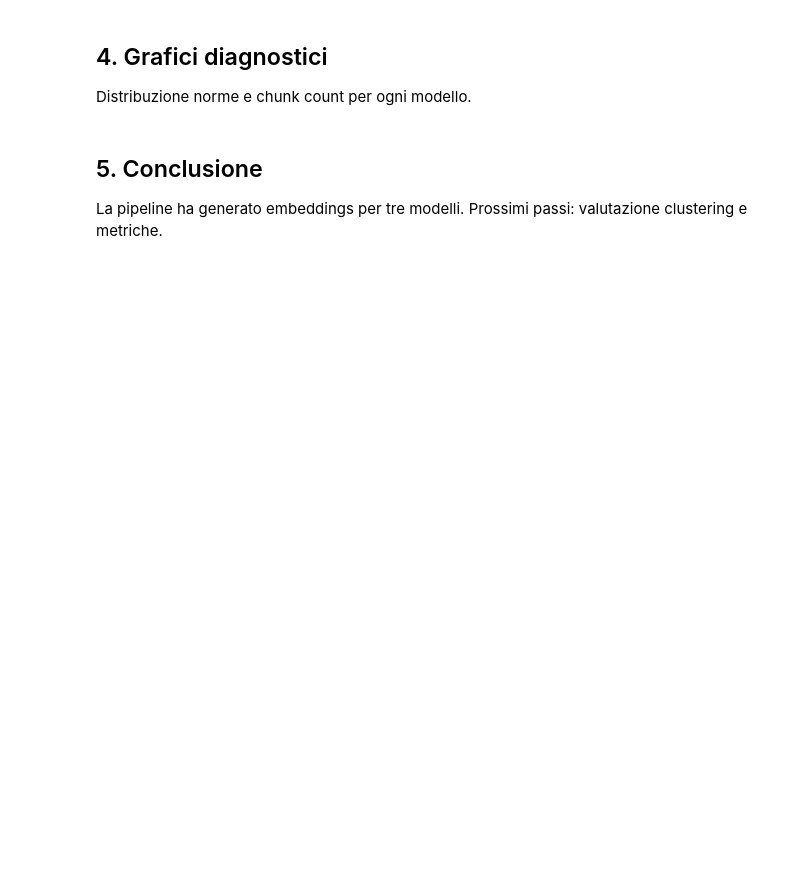
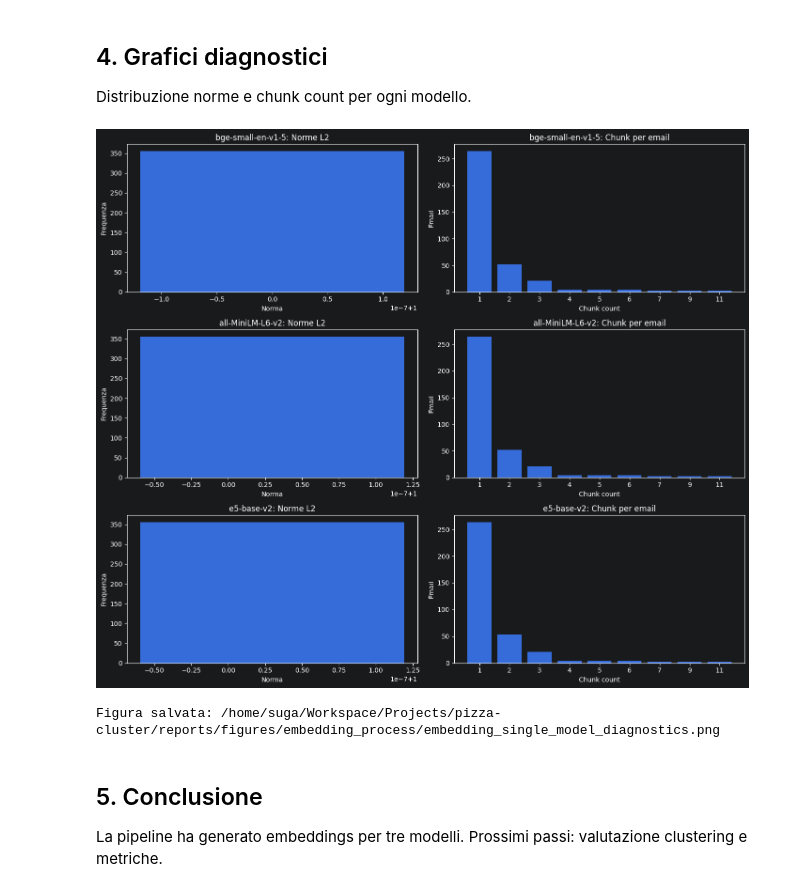
Before and after one commit to jose-sgariglia/pizza-cluster, a Jupyter notebook: src/notebooks/embedding_process.ipynb, the cells around one changed output. Cells and saved outputs as stored; diff of their text form; code cells hidden in the pictures; blank space fills up the shorter version.

Commit message:
fix: robust plotting for normalized embeddings and consolidate baseline task

```diff
--- a/src/notebooks/embedding_process.ipynb
+++ b/src/notebooks/embedding_process.ipynb
@@ -180,29 +212,36 @@ Distribuzione norme e chunk count per ogni modello.
 # %%
 fig, axes = plt.subplots(len(EMBEDDING_MODELS), 2, figsize=(14, 4 * len(EMBEDDING_MODELS)))
 if len(EMBEDDING_MODELS) == 1:
     axes = np.array([axes])
 
 for row_idx, model_name in enumerate(EMBEDDING_MODELS):
     slug = get_model_slug(model_name)
     data = all_model_data[model_name]
     norms = data["norms"]
     chunk_counts = data["index"]["chunk_count"]
 
-    axes[row_idx, 0].hist(norms, bins=30)
+    # Se tutte le norme sono uguali (range zero), usa 1 solo bin per evitare ValueError
+    if len(norms) > 0 and np.isclose(np.min(norms), np.max(norms)):
+        axes[row_idx, 0].hist(norms, bins=1)
+    else:
+        axes[row_idx, 0].hist(norms, bins=30)
     axes[row_idx, 0].set_title(f"{slug}: Norme L2")
     axes[row_idx, 0].set_xlabel("Norma")
     axes[row_idx, 0].set_ylabel("Frequenza")
 
     chunk_dist = chunk_counts.value_counts().sort_index()
     axes[row_idx, 1].bar(chunk_dist.index.astype(str), chunk_dist.values)
     axes[row_idx, 1].set_title(f"{slug}: Chunk per email")
     axes[row_idx, 1].set_xlabel("Chunk count")
     axes[row_idx, 1].set_ylabel("Email")
 
 fig.tight_layout()
 fig.savefig(FIGURES_PATH / "embedding_single_model_diagnostics.png", dpi=150)
 plt.show()
 print(f"Figura salvata: {FIGURES_PATH / 'embedding_single_model_diagnostics.png'}")
+# %% [output]
+[figure, added]
+Figura salvata: /home/suga/Workspace/Projects/pizza-cluster/reports/figures/embedding_process/embedding_single_model_diagnostics.png
 # %% [markdown]
 ## 5. Conclusione
 
```
Also changed, not shown: parts of 3 cells of this notebook, 5 other files.
